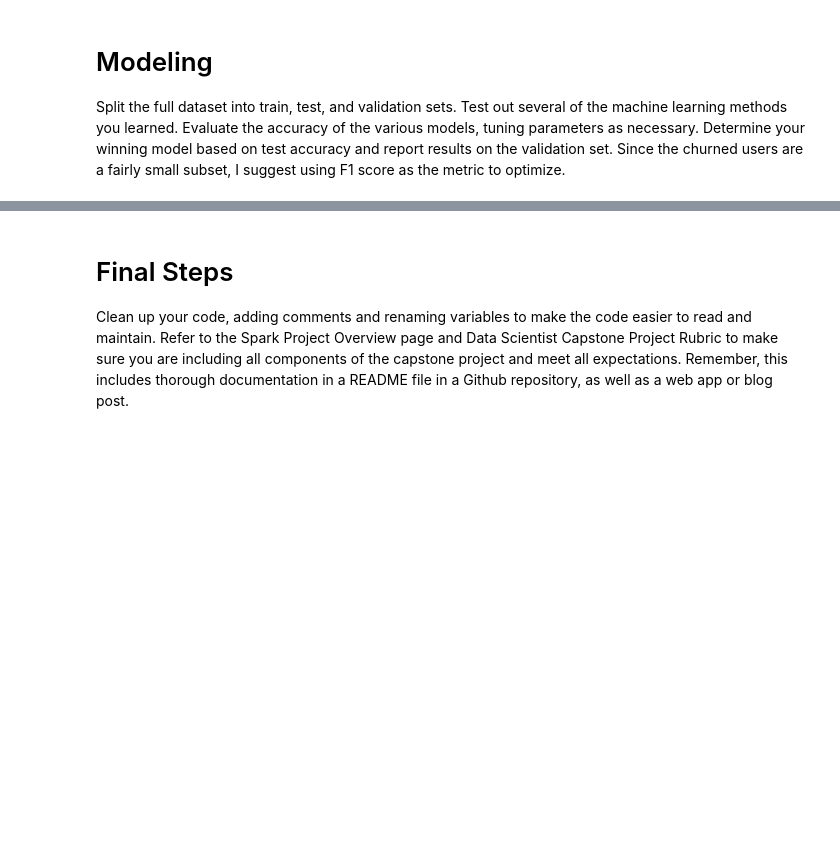
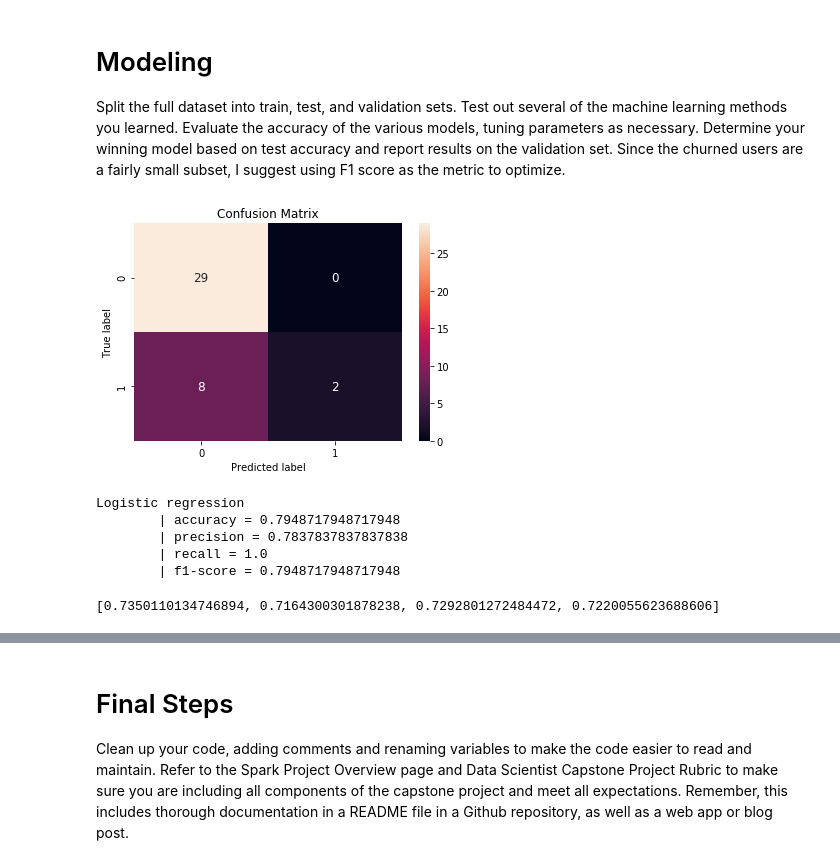
Before and after one commit to khemkaiitr/DSNG, a Jupyter notebook: sparkify/Sparkify.ipynb, the cells around one changed output, grey strips where cells are left out. Saved outputs shown, nothing was run; the diff lists cells and outputs as text; code cells hidden in the pictures; blank space fills up the shorter version.

```diff
--- a/sparkify/Sparkify.ipynb
+++ b/sparkify/Sparkify.ipynb
@@ -772,0 +796,13 @@ def evaluate_model(predictions, model):
+# %%
+# train a logistic regression without parameter optimisation
+lr = LogisticRegression(featuresCol = 'features', labelCol = 'churn')
+lr_base_model = lr.fit(train)
+lr_predictions = lr_base_model.transform(rest)
+lr_base_f1 = evaluate_model(lr_predictions, 'Logistic regression')
+# %% [output]
+[figure, added]
+Logistic regression
+        | accuracy = 0.7948717948717948
+        | precision = 0.7837837837837838
+        | recall = 1.0
+        | f1-score = 0.7948717948717948
@@ -772,0 +811,17 @@ def evaluate_model(predictions, model):
+# %%
+# Fit a logistic regression model using cross validation and grid search. Best model is used for evaluation
+lr = LogisticRegression(featuresCol = 'features', labelCol = 'churn', maxIter=10)
+paramGrid = ParamGridBuilder() \
+            .addGrid(lr.regParam,[0.1, 0.01]) \
+            .addGrid(lr.fitIntercept, [True, False]) \
+            .build()
+
+
+crossval = CrossValidator(estimator=lr,
+                          estimatorParamMaps=paramGrid,
+                          evaluator=MulticlassClassificationEvaluator(labelCol='churn', metricName="f1"),
+                          numFolds=3)
+cvModel_q1 = crossval.fit(train)
+print(cvModel_q1.avgMetrics)
+# %% [output]
+[0.7350110134746894, 0.7164300301878238, 0.7292801272484472, 0.7220055623688606]
```
Also changed, not shown: parts of 24 cells of this notebook, 5 other files.
